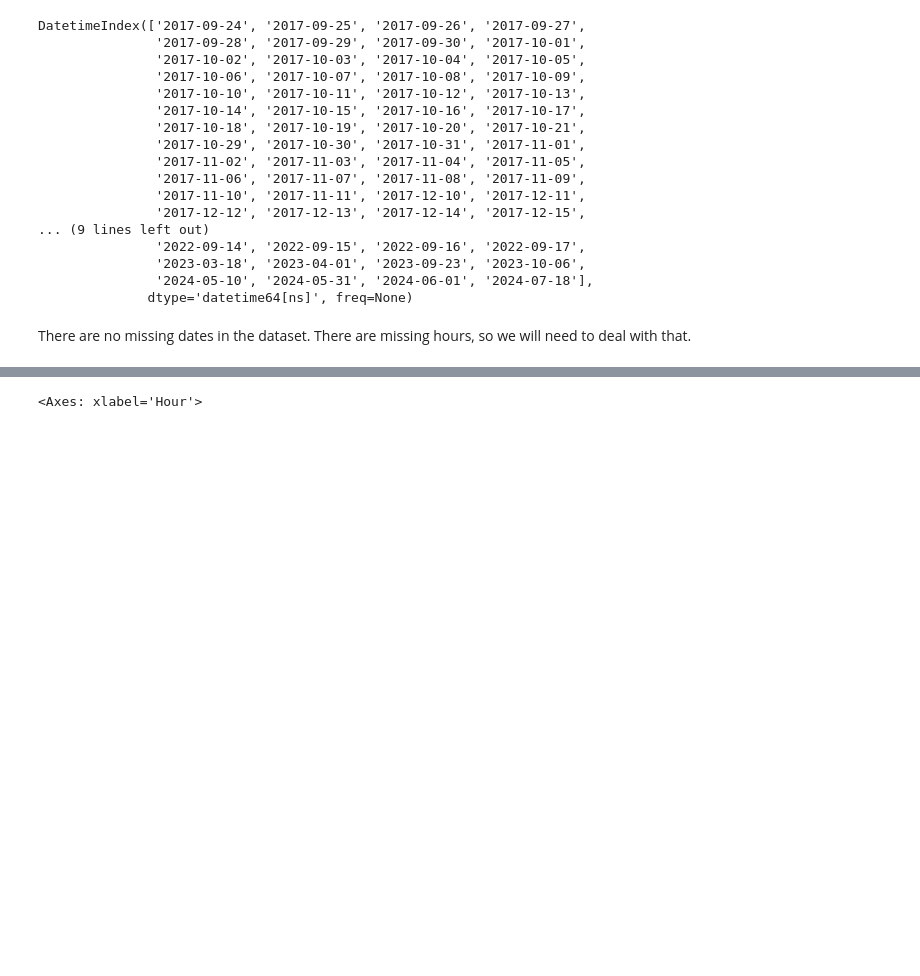
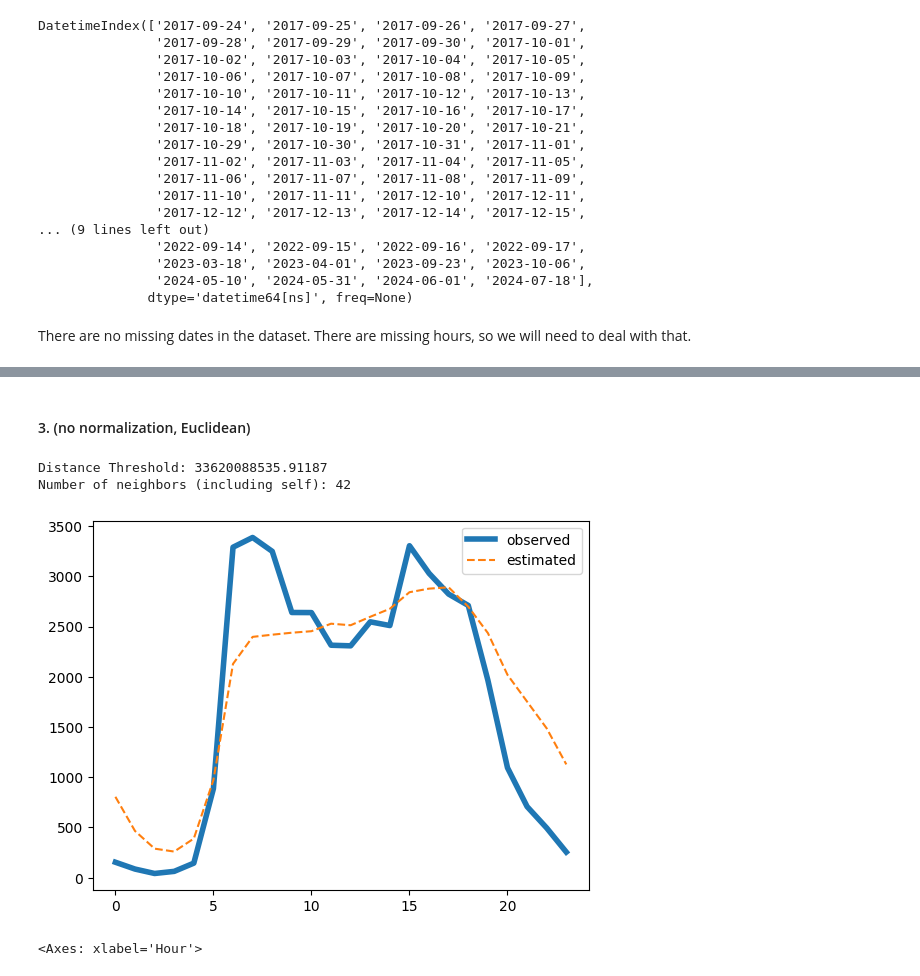
Before and after one commit to jacobf18/Dist-NN, a Jupyter notebook: mta_data.ipynb, the cells around one changed output, grey strips where cells are left out. Drawn from its saved outputs; the diff is of its cells as text; code cells hidden in the pictures; blank space fills up the shorter version.

```diff
--- a/mta_data.ipynb
+++ b/mta_data.ipynb
@@ -98,0 +272,20 @@ groupby_date[groupby_date < 24].dropna()
+# %%
+def get_euclidean_dists(key, normalized_dict):
+    dists = dict()
+    (plaza_id, weekday), (week_number, year) = key
+    # (plaza_id, weekday) is the row
+
+    for key2, value2 in tqdm(normalized_dict.items()):
+        if value2 is None:
+            continue
+        (plaza_id2, weekday2), (week_number2, year2) = key2 # unpack key2
+        if week_number == week_number2 and year == year2: # if in the same column
+            continue
+        key_row1 = ((plaza_id, weekday), (week_number2, year2))
+        if normalized_dict.get(key_row1) is not None:
+            # if the list is not initialized, initialize it
+            if dists.get((plaza_id2, weekday2)) is None:
+                dists[(plaza_id2, weekday2)] = list()
+            value1 = normalized_dict[key_row1]
+            dists[(plaza_id2, weekday2)].append(np.sum(np.power(value1 - value2, 2))) # squared euclidean distance
+    return dists
@@ -99,3 +336,26 @@ groupby_date[groupby_date < 24].dropna()
+# %% [markdown]
+#### 3. (no normalization, Euclidean)
+# %%
+key = ((24, 2), (36, 2017))
+euclidean_dists_raw = get_euclidean_dists(key, data_dict)
+# %%
+key = ((24, 2), (36, 2017))
+dist_threshold = optimize_dist_threshold_euclidean(key, data_dict, euclidean_dists_raw, max_threshold=10e10)
+print(f'Distance Threshold: {dist_threshold}')
+neighbors = get_neighbors(key, data_dict, euclidean_dists_raw, dist_threshold)
+if data_dict.get(key) is not None:
+    neighbors.append(key[0])
+print(f'Number of neighbors (including self): {len(neighbors)}')
+plt.figure()
+plt.plot(range(24), data_dict.get(key).values, label='observed', linewidth=4)
+est = get_euclidean_avg(key, data_dict, neighbors)
+plt.plot(range(24), est, label='estimated', linestyle='--')
+plt.legend()
+plt.show()
+# %% [output]
+Distance Threshold: 33620088535.91187
+Number of neighbors (including self): 42
+[figure, added]
 # %%
 inbound = mta_data_queens_midtown_tunnel[mta_data_queens_midtown_tunnel['Direction'] == 'I']
 outbound = mta_data_queens_midtown_tunnel[mta_data_queens_midtown_tunnel['Direction'] == 'O']
```
Also changed, not shown: parts of 16 cells of this notebook.
